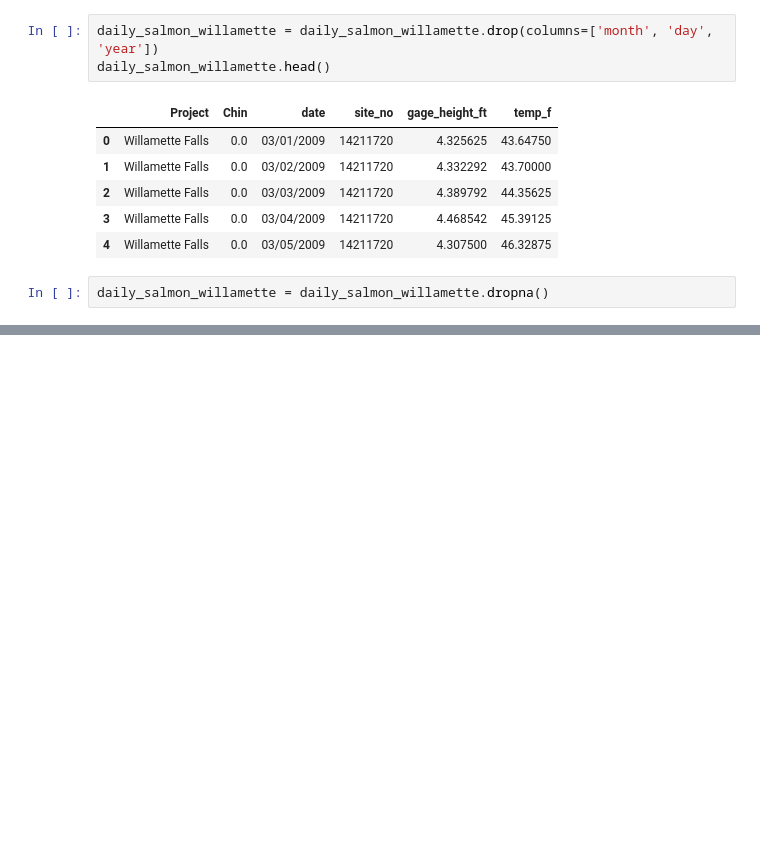
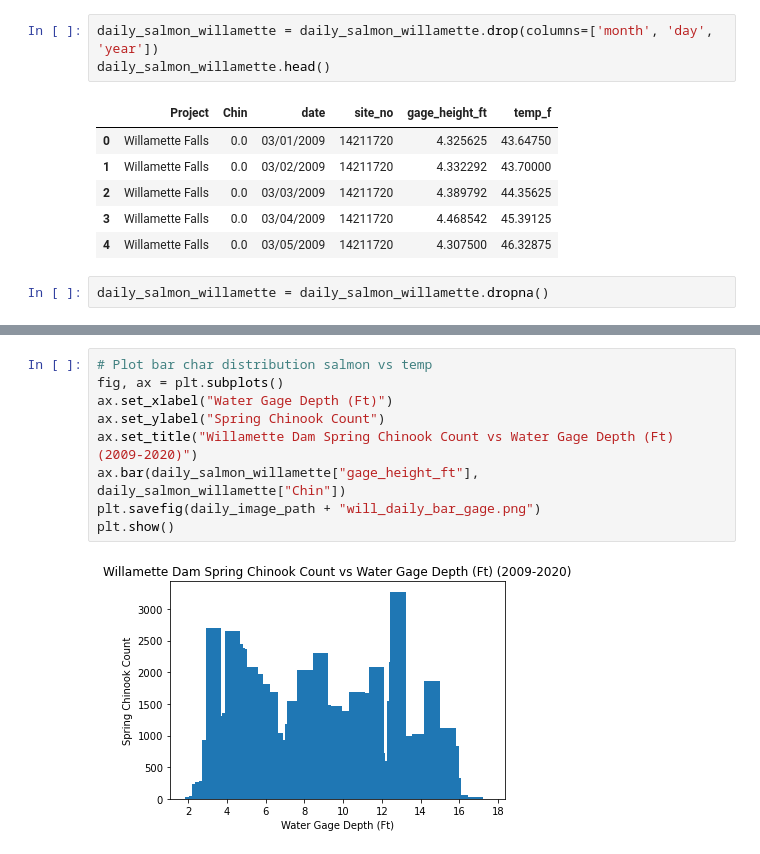
Before and after one commit to jayhjman/bootcamp-project1, a Jupyter notebook: daily_willamette.ipynb, the cells around one changed output, grey strips where cells are left out. Drawn from its saved outputs; the diff is of its cells as text; blank space fills up the shorter version.

```diff
--- a/daily_willamette.ipynb
+++ b/daily_willamette.ipynb
@@ -227,0 +243,11 @@ The p-value is: 2.5054640725758246e-76
+# %%
+# Plot bar char distribution salmon vs temp
+fig, ax = plt.subplots()
+ax.set_xlabel("Water Gage Depth (Ft)")
+ax.set_ylabel("Spring Chinook Count")
+ax.set_title("Willamette Dam Spring Chinook Count vs Water Gage Depth (Ft) (2009-2020)")
+ax.bar(daily_salmon_willamette["gage_height_ft"], daily_salmon_willamette["Chin"])
+plt.savefig(daily_image_path + "will_daily_bar_gage.png")
+plt.show()
+# %% [output]
+[figure, added]
```
Also changed, not shown: parts of 23 cells of this notebook, 7 other files.
